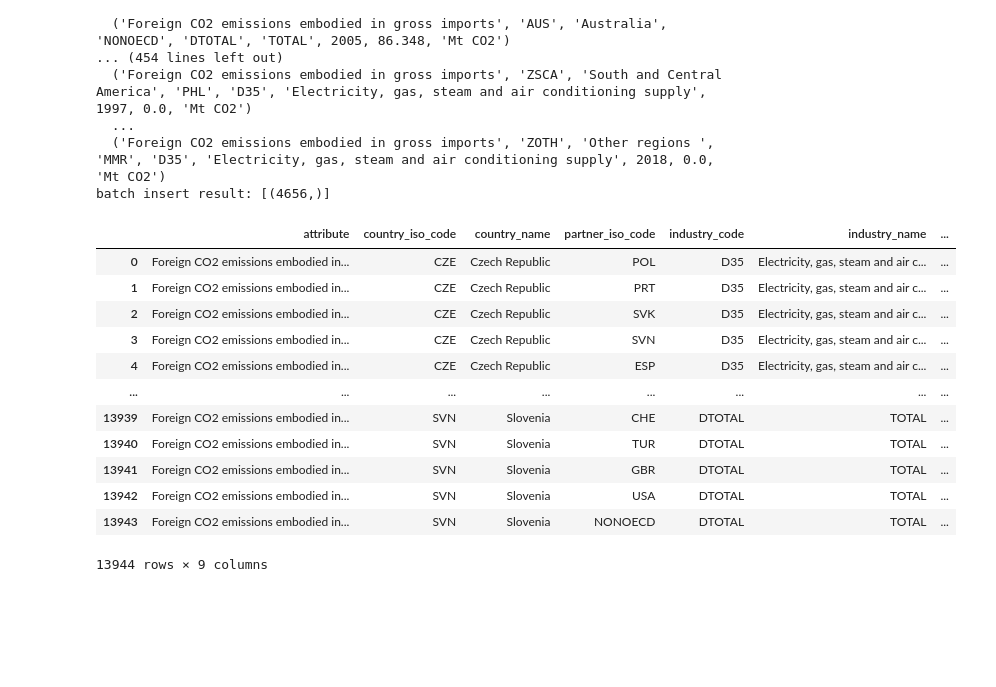
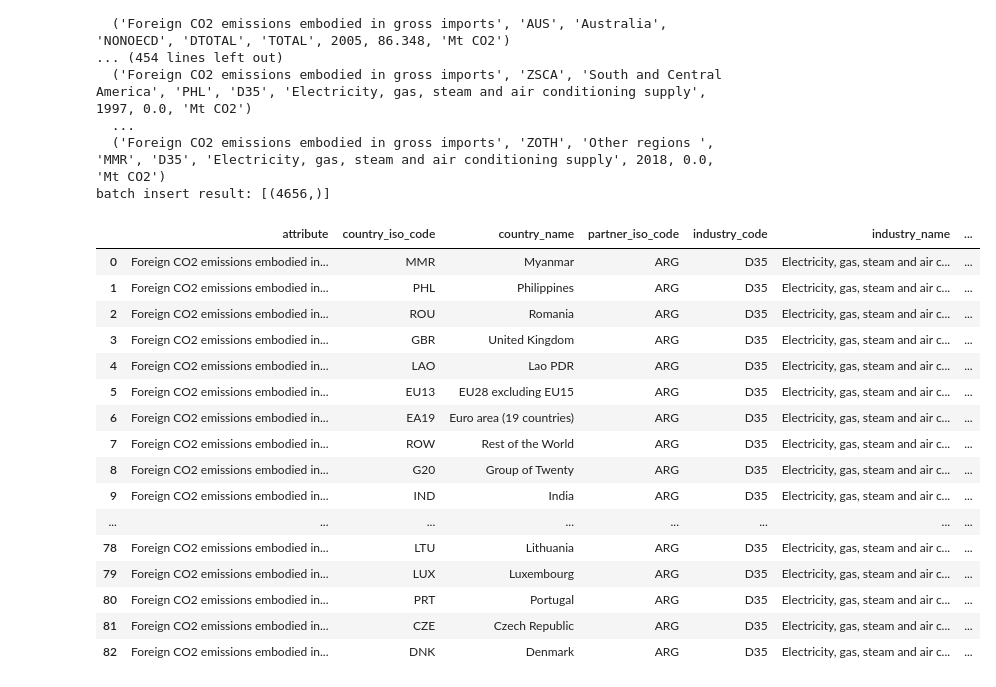
Before and after one commit to os-climate/PCAF-sovereign-footprint, a Jupyter notebook: notebooks/OECD-IMGR-FCO2-ingest.ipynb, the cells around one changed output. Drawn from its saved outputs; the diff is of its cells as text; code cells hidden in the pictures; blank space fills up the shorter version.

```diff
--- a/notebooks/OECD-IMGR-FCO2-ingest.ipynb
+++ b/notebooks/OECD-IMGR-FCO2-ingest.ipynb
@@ -200,19 +225,25 @@ inserting 5000 records
 batch insert result: [(4656,)]
 # %%
 sql=f"""
-select * from {ingest_catalog}.{ingest_schema}.{ingest_table}" + "where validity_date=2007"""
-pd.read_sql(sql, engine)
+select * from {ingest_catalog}.{ingest_schema}.{ingest_table}" + "where validity_date=2010 and partner_iso_code='ARG' and industry_code='D35'"""
+df_exp = pd.read_sql(sql, engine)
+pd.set_option('display.max_rows', df_exp.shape[0]+1)
+df_exp
 # %% [output]
 |  | attribute | country_iso_code | country_name | partner_iso_code | industry_code | industry_name | ... |
-| 0 | Foreign CO2 emissions embodied in... | CZE | Czech Republic | POL | D35 | Electricity, gas, steam and air c... | ... |
-| 1 | Foreign CO2 emissions embodied in... | CZE | Czech Republic | PRT | D35 | Electricity, gas, steam and air c... | ... |
-| 2 | Foreign CO2 emissions embodied in... | CZE | Czech Republic | SVK | D35 | Electricity, gas, steam and air c... | ... |
-| 3 | Foreign CO2 emissions embodied in... | CZE | Czech Republic | SVN | D35 | Electricity, gas, steam and air c... | ... |
-| 4 | Foreign CO2 emissions embodied in... | CZE | Czech Republic | ESP | D35 | Electricity, gas, steam and air c... | ... |
+| 0 | Foreign CO2 emissions embodied in... | MMR | Myanmar | ARG | D35 | Electricity, gas, steam and air c... | ... |
+| 1 | Foreign CO2 emissions embodied in... | PHL | Philippines | ARG | D35 | Electricity, gas, steam and air c... | ... |
+| 2 | Foreign CO2 emissions embodied in... | ROU | Romania | ARG | D35 | Electricity, gas, steam and air c... | ... |
+| 3 | Foreign CO2 emissions embodied in... | GBR | United Kingdom | ARG | D35 | Electricity, gas, steam and air c... | ... |
+| 4 | Foreign CO2 emissions embodied in... | LAO | Lao PDR | ARG | D35 | Electricity, gas, steam and air c... | ... |
+| 5 | Foreign CO2 emissions embodied in... | EU13 | EU28 excluding EU15 | ARG | D35 | Electricity, gas, steam and air c... | ... |
+| 6 | Foreign CO2 emissions embodied in... | EA19 | Euro area (19 countries) | ARG | D35 | Electricity, gas, steam and air c... | ... |
+| 7 | Foreign CO2 emissions embodied in... | ROW | Rest of the World | ARG | D35 | Electricity, gas, steam and air c... | ... |
+| 8 | Foreign CO2 emissions embodied in... | G20 | Group of Twenty | ARG | D35 | Electricity, gas, steam and air c... | ... |
+| 9 | Foreign CO2 emissions embodied in... | IND | India | ARG | D35 | Electricity, gas, steam and air c... | ... |
 | ... | ... | ... | ... | ... | ... | ... | ... |
-| 13939 | Foreign CO2 emissions embodied in... | SVN | Slovenia | CHE | DTOTAL | TOTAL | ... |
-| 13940 | Foreign CO2 emissions embodied in... | SVN | Slovenia | TUR | DTOTAL | TOTAL | ... |
-| 13941 | Foreign CO2 emissions embodied in... | SVN | Slovenia | GBR | DTOTAL | TOTAL | ... |
-| 13942 | Foreign CO2 emissions embodied in... | SVN | Slovenia | USA | DTOTAL | TOTAL | ... |
-| 13943 | Foreign CO2 emissions embodied in... | SVN | Slovenia | NONOECD | DTOTAL | TOTAL | ... |
+| 78 | Foreign CO2 emissions embodied in... | LTU | Lithuania | ARG | D35 | Electricity, gas, steam and air c... | ... |
+| 79 | Foreign CO2 emissions embodied in... | LUX | Luxembourg | ARG | D35 | Electricity, gas, steam and air c... | ... |
+| 80 | Foreign CO2 emissions embodied in... | PRT | Portugal | ARG | D35 | Electricity, gas, steam and air c... | ... |
+| 81 | Foreign CO2 emissions embodied in... | CZE | Czech Republic | ARG | D35 | Electricity, gas, steam and air c... | ... |
+| 82 | Foreign CO2 emissions embodied in... | DNK | Denmark | ARG | D35 | Electricity, gas, steam and air c... | ... |
-13944 rows × 9 columns
```
Also changed, not shown: parts of 3 cells of this notebook, 19 other files.
